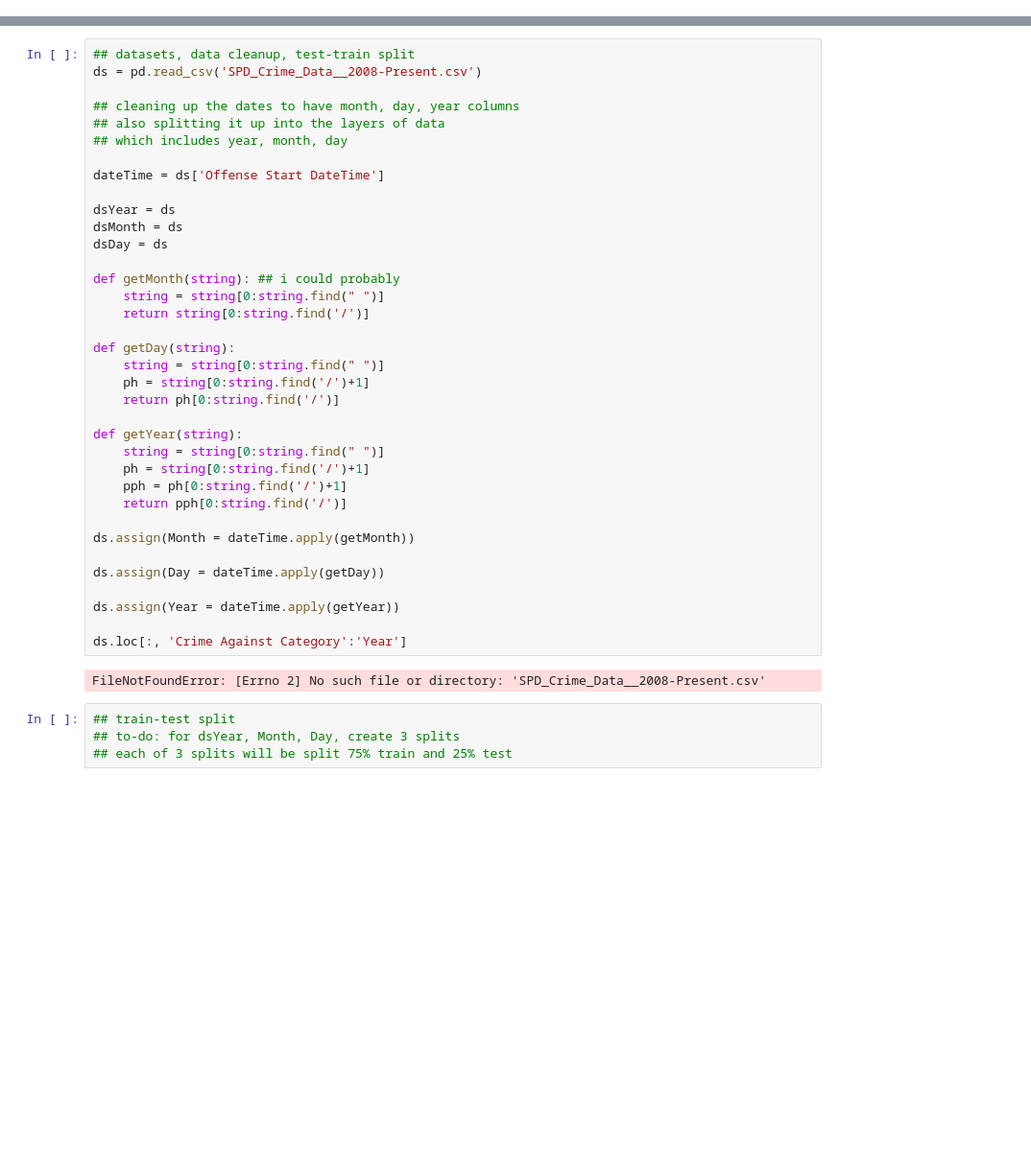
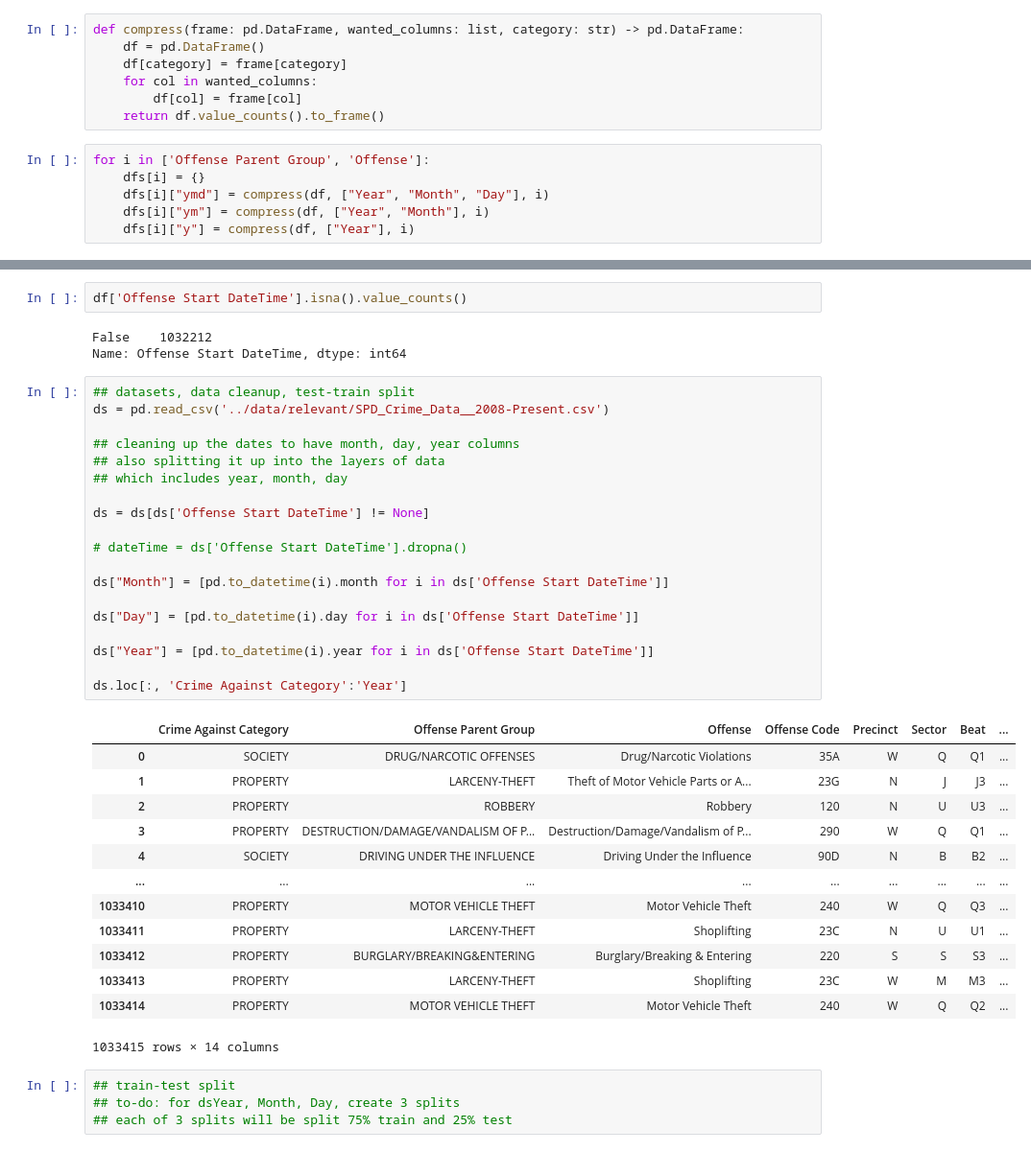
Before and after one commit to Aleph-Null-123/2023-Datathon-Project, a Jupyter notebook: notebooks/linearregression.ipynb, the cells around one changed output, grey strips where cells are left out. Shown: that part at 96% size. Drawn from its saved outputs; the diff is of its cells as text; blank space fills up the shorter version.

```diff
--- a/notebooks/linearregression.ipynb
+++ b/notebooks/linearregression.ipynb
@@ -5,0 +31,13 @@ from os import *
+# %%
+def compress(frame: pd.DataFrame, wanted_columns: list, category: str) -> pd.DataFrame:
+    df = pd.DataFrame()
+    df[category] = frame[category]
+    for col in wanted_columns:
+        df[col] = frame[col]
+    return df.value_counts().to_frame()
+# %%
+for i in ['Offense Parent Group', 'Offense']:
+    dfs[i] = {}
+    dfs[i]["ymd"] = compress(df, ["Year", "Month", "Day"], i)
+    dfs[i]["ym"] = compress(df, ["Year", "Month"], i)
+    dfs[i]["y"] = compress(df, ["Year"], i)
@@ -6,41 +123,41 @@ from os import *
+# %%
+df['Offense Start DateTime'].isna().value_counts()
+# %% [output]
+False    1032212
+Name: Offense Start DateTime, dtype: int64
 # %%
 ## datasets, data cleanup, test-train split
-ds = pd.read_csv('SPD_Crime_Data__2008-Present.csv')
+ds = pd.read_csv('../data/relevant/SPD_Crime_Data__2008-Present.csv')
 
 ## cleaning up the dates to have month, day, year columns
 ## also splitting it up into the layers of data
 ## which includes year, month, day
 
-dateTime = ds['Offense Start DateTime']
+ds = ds[ds['Offense Start DateTime'] != None]
 
-dsYear = ds
-dsMonth = ds
-dsDay = ds
+# dateTime = ds['Offense Start DateTime'].dropna()
 
-def getMonth(string): ## i could probably
-    string = string[0:string.find(" ")]
-    return string[0:string.find('/')]
+ds["Month"] = [pd.to_datetime(i).month for i in ds['Offense Start DateTime']]
 
-def getDay(string):
-    string = string[0:string.find(" ")]
-    ph = string[0:string.find('/')+1]
-    return ph[0:string.find('/')]
+ds["Day"] = [pd.to_datetime(i).day for i in ds['Offense Start DateTime']]
 
-def getYear(string):
-    string = string[0:string.find(" ")]
-    ph = string[0:string.find('/')+1]
-    pph = ph[0:string.find('/')+1]
-    return pph[0:string.find('/')]
-
-ds.assign(Month = dateTime.apply(getMonth))
-
-ds.assign(Day = dateTime.apply(getDay))
-
-ds.assign(Year = dateTime.apply(getYear))
+ds["Year"] = [pd.to_datetime(i).year for i in ds['Offense Start DateTime']]
 
 ds.loc[:, 'Crime Against Category':'Year']
 # %% [output]
+|  | Crime Against Category | Offense Parent Group | Offense | Offense Code | Precinct | Sector | Beat | ... |
+| 0 | SOCIETY | DRUG/NARCOTIC OFFENSES | Drug/Narcotic Violations | 35A | W | Q | Q1 | ... |
+| 1 | PROPERTY | LARCENY-THEFT | Theft of Motor Vehicle Parts or A... | 23G | N | J | J3 | ... |
+| 2 | PROPERTY | ROBBERY | Robbery | 120 | N | U | U3 | ... |
+| 3 | PROPERTY | DESTRUCTION/DAMAGE/VANDALISM OF P... | Destruction/Damage/Vandalism of P... | 290 | W | Q | Q1 | ... |
+| 4 | SOCIETY | DRIVING UNDER THE INFLUENCE | Driving Under the Influence | 90D | N | B | B2 | ... |
+| ... | ... | ... | ... | ... | ... | ... | ... | ... |
+| 1033410 | PROPERTY | MOTOR VEHICLE THEFT | Motor Vehicle Theft | 240 | W | Q | Q3 | ... |
+| 1033411 | PROPERTY | LARCENY-THEFT | Shoplifting | 23C | N | U | U1 | ... |
+| 1033412 | PROPERTY | BURGLARY/BREAKING&ENTERING | Burglary/Breaking & Entering | 220 | S | S | S3 | ... |
+| 1033413 | PROPERTY | LARCENY-THEFT | Shoplifting | 23C | W | M | M3 | ... |
+| 1033414 | PROPERTY | MOTOR VEHICLE THEFT | Motor Vehicle Theft | 240 | W | Q | Q2 | ... |
-FileNotFoundError: [Errno 2] No such file or directory: 'SPD_Crime_Data__2008-Present.csv'
+1033415 rows × 14 columns
 # %%
 ## train-test split
 ## to-do: for dsYear, Month, Day, create 3 splits
```
Also changed, not shown: parts of 14 cells of this notebook, 1 other file.
